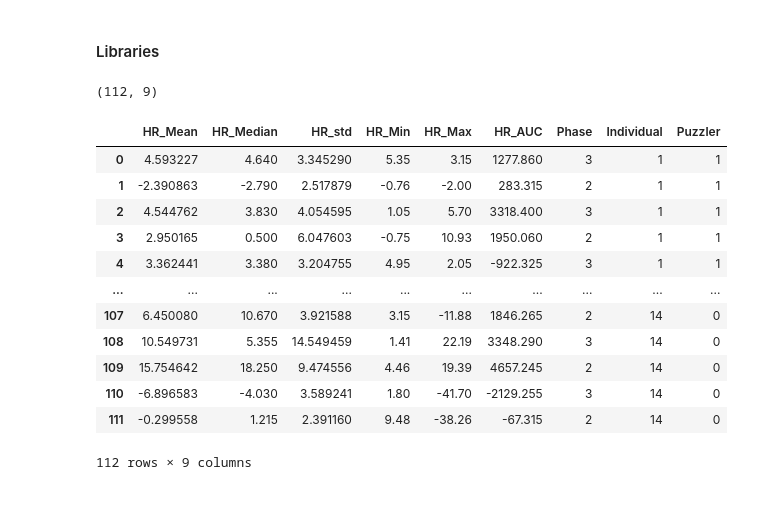
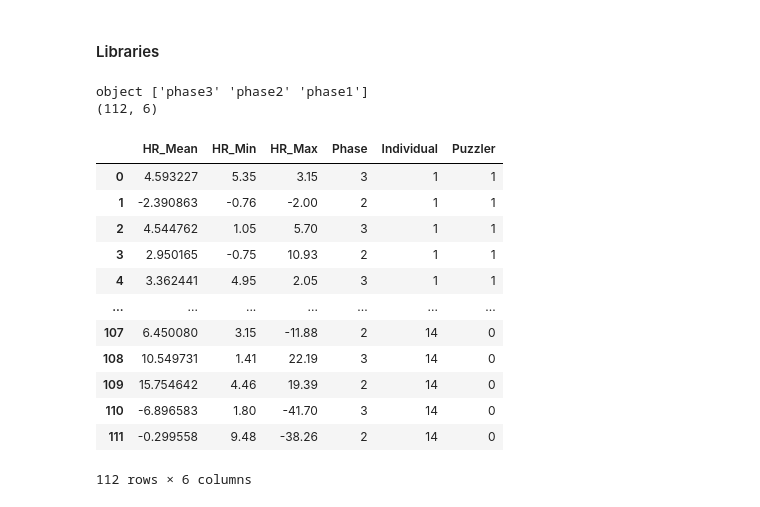
Before and after one commit to Knudsenmarlin/mlmodelsforstatistics, a Jupyter notebook: models.ipynb, the cells around one changed output. Cells and saved outputs as stored; diff of their text form; code cells hidden in the pictures.

```diff
--- a/models.ipynb
+++ b/models.ipynb
@@ -73,44 +73,47 @@ def fit_nn(model, X_train, y_train, X_test, y_test, criterion,n_epochs,lr):
     return model, results
 # %%
 df = pd.read_csv('HR_data.csv')
+
+print(df['Phase'].dtype, df['Phase'].unique())
 
 hr_cols = ['HR_Mean', 'HR_Median', 'HR_Min', 'HR_Max', 'HR_AUC']
 group_cols = ['Round', 'Individual']
 
 baseline = df[df['Phase'] == 'phase1'].set_index(group_cols)[hr_cols]
 baseline = baseline.rename(columns={c: c + '_baseline' for c in hr_cols})
 
 df = df[df['Phase'].isin(['phase2', 'phase3'])].copy()
 df = df.merge(baseline, on=group_cols, how='left')
 
 for c in hr_cols:
     df[c] = df[c] - df[c + '_baseline']
 
 df = df.drop(columns=[c + '_baseline' for c in hr_cols])
 
 
-X = df.drop(columns=['Cohort', 'Round', 'Frustrated'])
+X = df.drop(columns=['Cohort', 'Round', 'Frustrated', 'HR_AUC', 'HR_std', 'HR_Median'])
 X = X.iloc[:, 1:]
 X['Phase'] = X['Phase'].map({'phase1': 1, 'phase2': 2, 'phase3': 3})
 y = df['Frustrated']
 
 print(X.shape)
 X
 # %% [output]
-(112, 9)
+object ['phase3' 'phase2' 'phase1']
+(112, 6)
-|  | HR_Mean | HR_Median | HR_std | HR_Min | HR_Max | HR_AUC | Phase | Individual | Puzzler |
-| 0 | 4.593227 | 4.640 | 3.345290 | 5.35 | 3.15 | 1277.860 | 3 | 1 | 1 |
-| 1 | -2.390863 | -2.790 | 2.517879 | -0.76 | -2.00 | 283.315 | 2 | 1 | 1 |
-| 2 | 4.544762 | 3.830 | 4.054595 | 1.05 | 5.70 | 3318.400 | 3 | 1 | 1 |
-| 3 | 2.950165 | 0.500 | 6.047603 | -0.75 | 10.93 | 1950.060 | 2 | 1 | 1 |
-| 4 | 3.362441 | 3.380 | 3.204755 | 4.95 | 2.05 | -922.325 | 3 | 1 | 1 |
-| ... | ... | ... | ... | ... | ... | ... | ... | ... | ... |
-| 107 | 6.450080 | 10.670 | 3.921588 | 3.15 | -11.88 | 1846.265 | 2 | 14 | 0 |
-| 108 | 10.549731 | 5.355 | 14.549459 | 1.41 | 22.19 | 3348.290 | 3 | 14 | 0 |
-| 109 | 15.754642 | 18.250 | 9.474556 | 4.46 | 19.39 | 4657.245 | 2 | 14 | 0 |
-| 110 | -6.896583 | -4.030 | 3.589241 | 1.80 | -41.70 | -2129.255 | 3 | 14 | 0 |
-| 111 | -0.299558 | 1.215 | 2.391160 | 9.48 | -38.26 | -67.315 | 2 | 14 | 0 |
+|  | HR_Mean | HR_Min | HR_Max | Phase | Individual | Puzzler |
+| 0 | 4.593227 | 5.35 | 3.15 | 3 | 1 | 1 |
+| 1 | -2.390863 | -0.76 | -2.00 | 2 | 1 | 1 |
+| 2 | 4.544762 | 1.05 | 5.70 | 3 | 1 | 1 |
+| 3 | 2.950165 | -0.75 | 10.93 | 2 | 1 | 1 |
+| 4 | 3.362441 | 4.95 | 2.05 | 3 | 1 | 1 |
+| ... | ... | ... | ... | ... | ... | ... |
+| 107 | 6.450080 | 3.15 | -11.88 | 2 | 14 | 0 |
+| 108 | 10.549731 | 1.41 | 22.19 | 3 | 14 | 0 |
+| 109 | 15.754642 | 4.46 | 19.39 | 2 | 14 | 0 |
+| 110 | -6.896583 | 1.80 | -41.70 | 3 | 14 | 0 |
+| 111 | -0.299558 | 9.48 | -38.26 | 2 | 14 | 0 |
-112 rows × 9 columns
+112 rows × 6 columns
 # %%
 groups = df['Individual']
 
```
Also changed, not shown: parts of 3 cells of this notebook.
